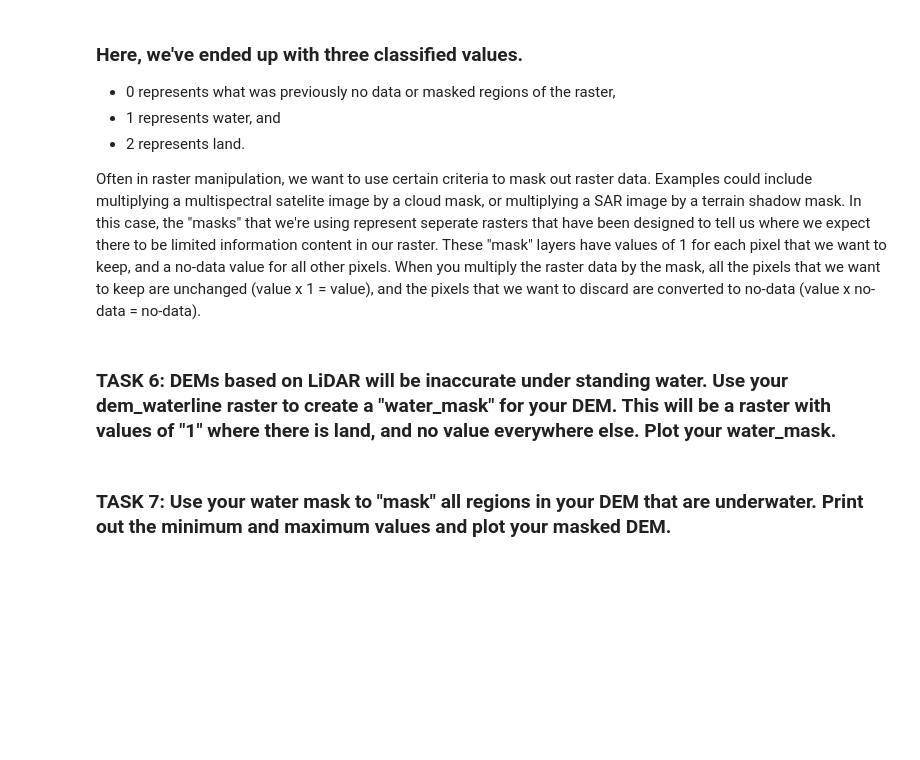
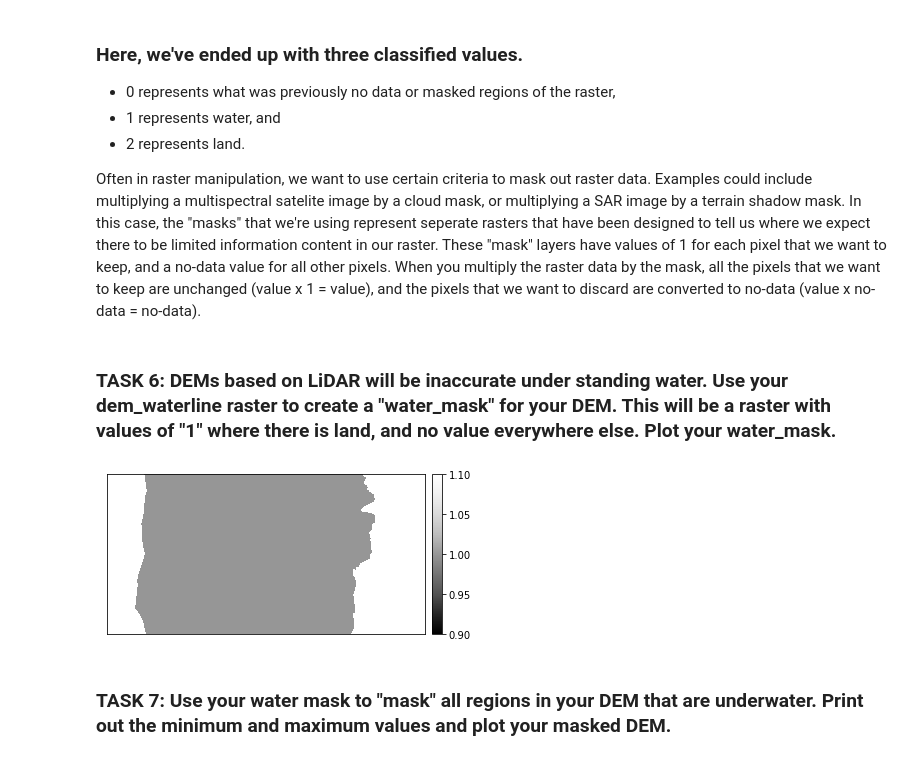
Before and after one commit to sbhsa1990/EnvDatSci22, a Jupyter notebook: CodeSprints/RasterData101_solutions.ipynb, the cells around one changed output. Saved outputs shown, nothing was run; the diff lists cells and outputs as text; code cells hidden in the pictures; blank space fills up the shorter version.

```diff
--- a/CodeSprints/RasterData101_solutions.ipynb
+++ b/CodeSprints/RasterData101_solutions.ipynb
@@ -309,9 +355,12 @@ Note: we did not use masked = T when we read in the dem.
 # %%
 #Task 5:
 # read in raw dem data and metadata through raster connection
-
+with rio.open(dem_pre_path) as dem_src:
+    dem_data_ma = dem_src.read(1, masked=True)
+    dem_meta = dem_src.profile
 
 # use dem_data to create dem_feet_ma
-
+dem_feet_ma = dem_data_ma *3.28084
 
 # print out min and max values
+dem_feet_ma.min(), dem_feet_ma.max()
@@ -366,2 +427,17 @@ Often in raster manipulation, we want to use certain criteria to mask out raster
+# %%
+# Task 6: create water_mask
+water_mask = np.ma.masked_where(dem_waterline <= 1,
+                                        dem_waterline,
+                                        copy=True)
+water_mask[water_mask==2]=1
+# %%
+# Task 6: plot water_mask
+fig, ax = plt.subplots(figsize=(6,6))
+ep.plot_bands(water_mask,
+               ax=ax,
+               scale=False)
+plt.show()
+# %% [output]
+[figure, added]
 # %% [markdown]
 ### TASK 7: Use your water mask to "mask" all regions in your DEM that are underwater. Print out the minimum and maximum values and plot your masked DEM.
```
Also changed, not shown: parts of 45 cells of this notebook.
